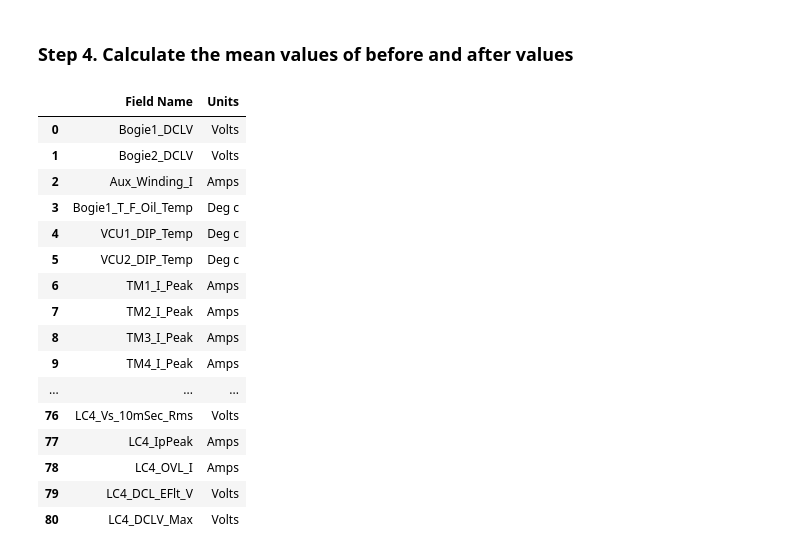
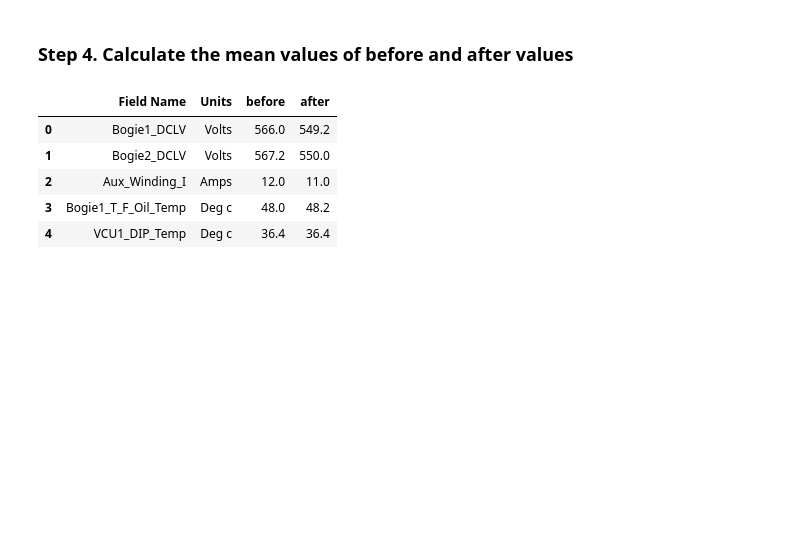
Before and after one commit to jasurlive/THESIS_WSU, a Jupyter notebook: main.ipynb, the cells around one changed output. Cells and saved outputs as stored; diff of their text form; code cells hidden in the pictures; blank space fills up the shorter version.

Commit message:
step 5: mean values, step 6: threshold added

```diff
--- a/main.ipynb
+++ b/main.ipynb
@@ -4,11 +4,18 @@
 ### 1. Load and Prepare Data
 # %%
 import pandas as pd
+pd.set_option("display.max_rows", None)
+
+
 
 file_path = "sample_data.xlsx"
 
+
+
 df = pd.read_excel(file_path, skiprows=3)
 
+
+
 df.head()
 # %% [output]
 |  | Field Name | Units | 2024-12-26 17:39:40 | 2024-12-26 17:39:41 | 2024-12-26 17:39:42 | ... |
@@ -73,31 +80,18 @@ df.head()
 # %%
 # Calculate mean of columns C-G as 'before' and H-L as 'after' using the dataframe df
 
-df['before'] = df.iloc[:, 2:7].mean(axis=1)
-df['after'] = df.iloc[:, 7:12].mean(axis=1)
 
 # Calculate mean values
-df_means = df.iloc[:, :2].copy()
-df_means['before'] = df['before']
-df_means['after'] = df['after']
+df_means = df.iloc[:, :2].copy()  # Copy identifier columns
+df_means["before"] = df.iloc[:, 2:7].mean(axis=1)
+df_means["after"] = df.iloc[:, 7:12].mean(axis=1)
 
 # Output to check
-df_means
+df_means.head()
 # %% [output]
-|  | Field Name | Units |
-| 0 | Bogie1_DCLV | Volts |
-| 1 | Bogie2_DCLV | Volts |
-| 2 | Aux_Winding_I | Amps |
-| 3 | Bogie1_T_F_Oil_Temp | Deg c |
-| 4 | VCU1_DIP_Temp | Deg c |
-| 5 | VCU2_DIP_Temp | Deg c |
-| 6 | TM1_I_Peak | Amps |
-| 7 | TM2_I_Peak | Amps |
-| 8 | TM3_I_Peak | Amps |
-| 9 | TM4_I_Peak | Amps |
-| ... | ... | ... |
-| 76 | LC4_Vs_10mSec_Rms | Volts |
-| 77 | LC4_IpPeak | Amps |
-| 78 | LC4_OVL_I | Amps |
-| 79 | LC4_DCL_EFlt_V | Volts |
-| 80 | LC4_DCLV_Max | Volts |
+|  | Field Name | Units | before | after |
+| 0 | Bogie1_DCLV | Volts | 566.0 | 549.2 |
+| 1 | Bogie2_DCLV | Volts | 567.2 | 550.0 |
+| 2 | Aux_Winding_I | Amps | 12.0 | 11.0 |
+| 3 | Bogie1_T_F_Oil_Temp | Deg c | 48.0 | 48.2 |
+| 4 | VCU1_DIP_Temp | Deg c | 36.4 | 36.4 |
```
Also changed, not shown: parts of 4 cells of this notebook.
